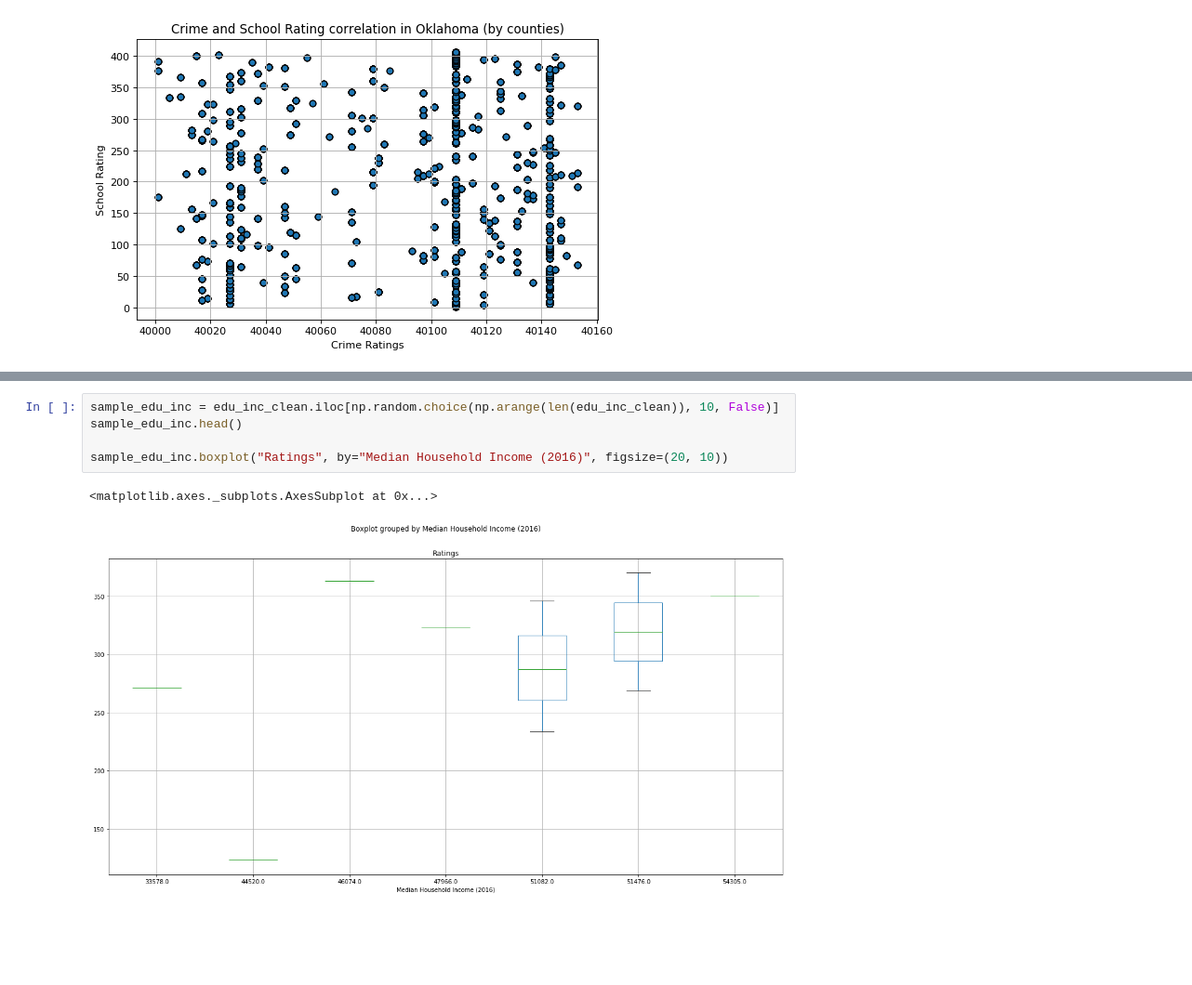
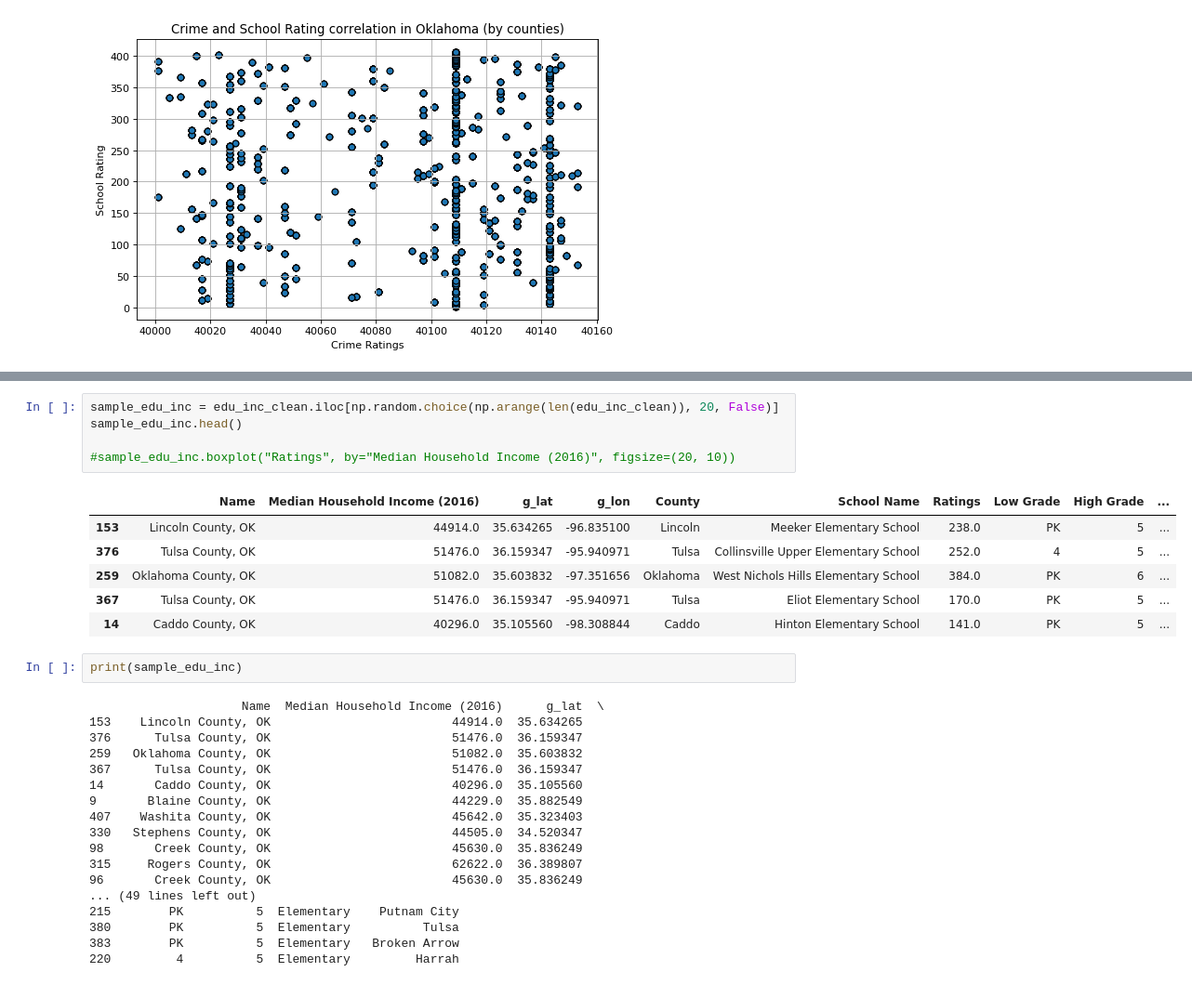
Before and after one commit to swati-rk-ucb/project-one, a Jupyter notebook: project-one-cp.ipynb, the cells around one changed output, grey strips where cells are left out. Shown: that part at 93% size. Saved outputs shown, nothing was run; the diff lists cells and outputs as text; blank space fills up the shorter version.

```diff
--- a/project-one-cp.ipynb
+++ b/project-one-cp.ipynb
@@ -382,8 +408,32 @@ sample_inc_crime.boxplot("FIPS", by="Median Household Income (2016)", figsize=(2
 # %%
-sample_edu_inc = edu_inc_clean.iloc[np.random.choice(np.arange(len(edu_inc_clean)), 10, False)]
+sample_edu_inc = edu_inc_clean.iloc[np.random.choice(np.arange(len(edu_inc_clean)), 20, False)]
 sample_edu_inc.head()
 
-sample_edu_inc.boxplot("Ratings", by="Median Household Income (2016)", figsize=(20, 10))
+#sample_edu_inc.boxplot("Ratings", by="Median Household Income (2016)", figsize=(20, 10))
 # %% [output]
-<matplotlib.axes._subplots.AxesSubplot at 0x...>
-[figure, removed]
+|  | Name | Median Household Income (2016) | g_lat | g_lon | County | School Name | Ratings | Low Grade | High Grade | ... |
+| 153 | Lincoln County, OK | 44914.0 | 35.634265 | -96.835100 | Lincoln | Meeker Elementary School | 238.0 | PK | 5 | ... |
+| 376 | Tulsa County, OK | 51476.0 | 36.159347 | -95.940971 | Tulsa | Collinsville Upper Elementary School | 252.0 | 4 | 5 | ... |
+| 259 | Oklahoma County, OK | 51082.0 | 35.603832 | -97.351656 | Oklahoma | West Nichols Hills Elementary School | 384.0 | PK | 6 | ... |
+| 367 | Tulsa County, OK | 51476.0 | 36.159347 | -95.940971 | Tulsa | Eliot Elementary School | 170.0 | PK | 5 | ... |
+| 14 | Caddo County, OK | 40296.0 | 35.105560 | -98.308844 | Caddo | Hinton Elementary School | 141.0 | PK | 5 | ... |
+# %%
+print(sample_edu_inc)
+# %% [output]
+                     Name  Median Household Income (2016)      g_lat  \
+153    Lincoln County, OK                         44914.0  35.634265
+376      Tulsa County, OK                         51476.0  36.159347
+259   Oklahoma County, OK                         51082.0  35.603832
+367      Tulsa County, OK                         51476.0  36.159347
+14       Caddo County, OK                         40296.0  35.105560
+9       Blaine County, OK                         44229.0  35.882549
+407    Washita County, OK                         45642.0  35.323403
+330   Stephens County, OK                         44505.0  34.520347
+98       Creek County, OK                         45630.0  35.836249
+315     Rogers County, OK                         62622.0  36.389807
+96       Creek County, OK                         45630.0  35.836249
+... (49 lines left out)
+215        PK          5  Elementary    Putnam City
+380        PK          5  Elementary          Tulsa
+383        PK          5  Elementary   Broken Arrow
+220         4          5  Elementary         Harrah
```
Also changed, not shown: parts of 4 cells of this notebook.
